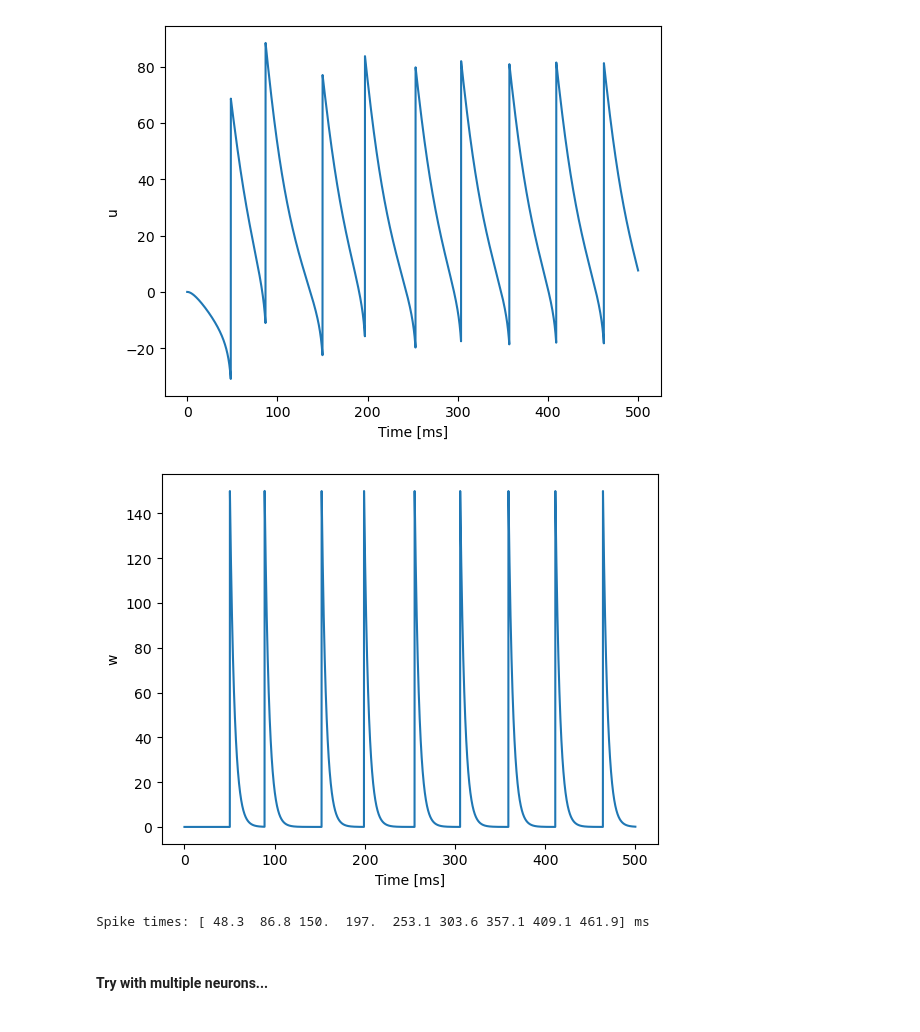
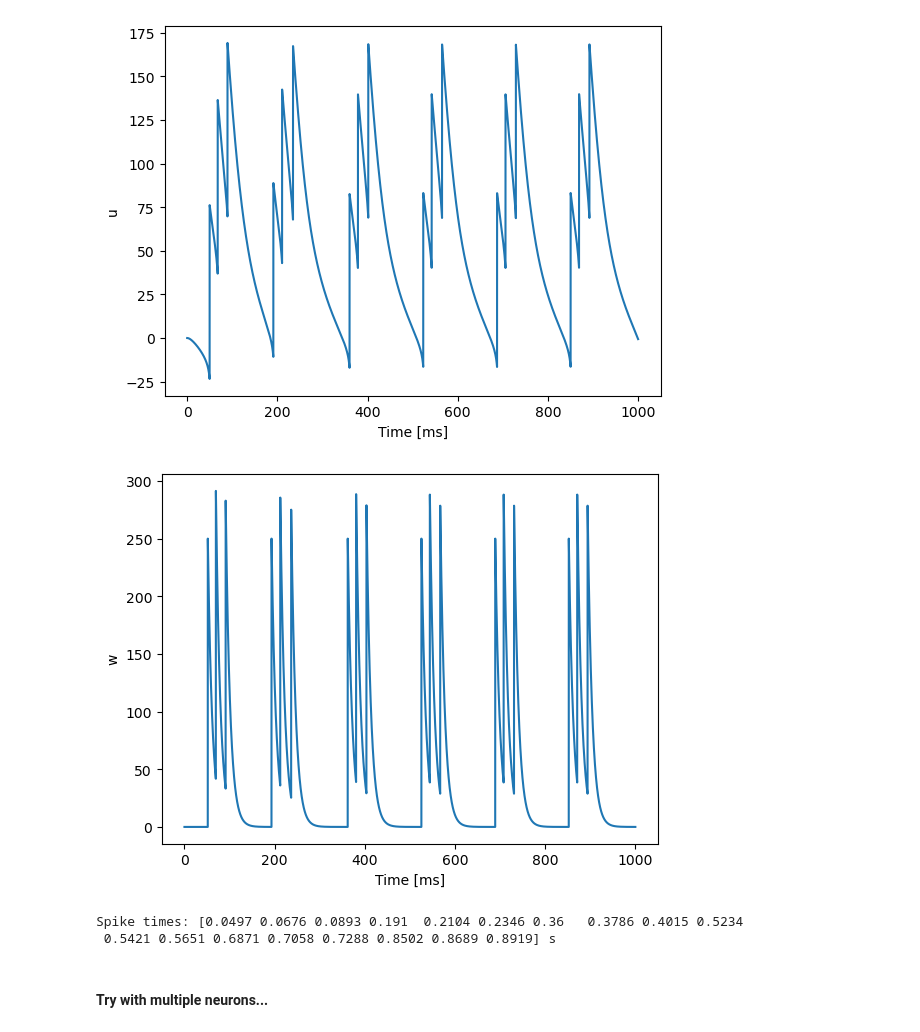
Before and after one commit to liammcs10/AQUA_project, a Jupyter notebook: brian2/AQUA_in_brian2.ipynb, the cells around one changed output. Drawn from its saved outputs; the diff is of its cells as text; code cells hidden in the pictures.

```diff
--- a/brian2/AQUA_in_brian2.ipynb
+++ b/brian2/AQUA_in_brian2.ipynb
@@ -27,7 +27,7 @@ AUTAPSE implemented with Synapse class
 start_scope()
 
 RS = {'name': 'RS', 'C': 100, 'k': 0.7, 'v_r': -60, 'v_t': -40, 'v_peak': 35,
-     'a': 0.03, 'b': -2, 'c': -50, 'd': 100, 'e_a': 0.2, 'f': 150., 'tau': 2.0}    # Class 1
+     'a': 0.02, 'b': -2, 'c': -50, 'd': 100, 'e_a': 0.1, 'f': 250., 'tau': 2.0}    # Class 1
 
 C = RS['C']
 k = RS['k']
@@ -97,14 +97,14 @@ G.v_r = v_r
 G.v_t = v_t
 G.a = a
 G.b = b
-G.I = 100        # the driving current is static in this case
+G.I = 90        # the driving current is static in this case
 G.c = c
 G.d = d
 G.e_a = e_a
 G.f = f
 
 
-duration = 500*ms
+duration = 1000*ms
 run(duration)
 
 
@@ -139,6 +129,7 @@ WARNING    'd' is an internal variable of group 'neurongroup', but also exists i
-[figure, old version]
+[figure, new version]
-[figure, old version]
+[figure, new version]
-Spike times: [ 48.3  86.8 150.  197.  253.1 303.6 357.1 409.1 461.9] ms
+Spike times: [0.0497 0.0676 0.0893 0.191  0.2104 0.2346 0.36   0.3786 0.4015 0.5234
+ 0.5421 0.5651 0.6871 0.7058 0.7288 0.8502 0.8689 0.8919] s
 # %% [markdown]
 #### Try with multiple neurons...
 # %%
```
Also changed, not shown: parts of 1 cell of this notebook, 4 other files.
